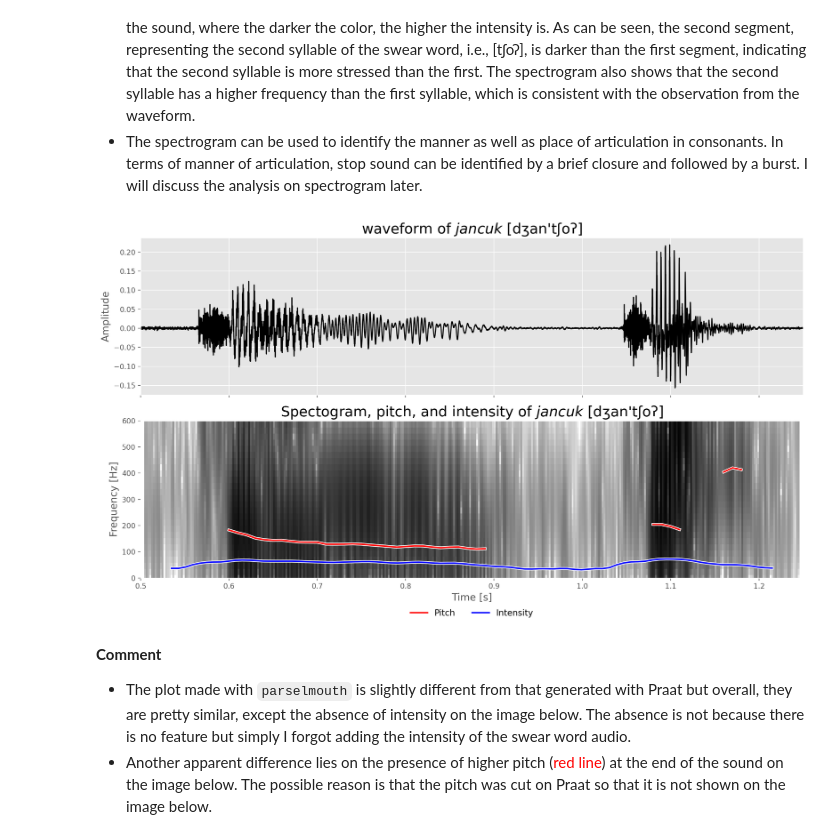
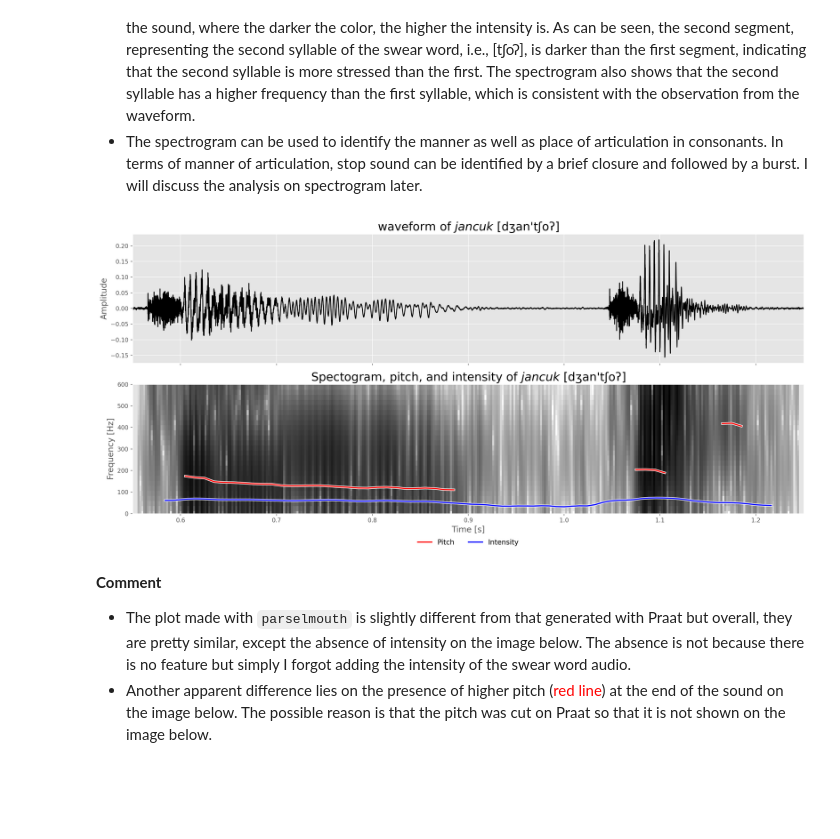
Before and after one commit to LingAdeu/python-for-linguistic-analysis, a Jupyter notebook: notebook/03_acoustic-phonetics.ipynb, the cells around one changed output. Cells and saved outputs as stored; diff of their text form; code cells hidden in the pictures; blank space fills up the shorter version.

```diff
--- a/notebook/03_acoustic-phonetics.ipynb
+++ b/notebook/03_acoustic-phonetics.ipynb
@@ -42,7 +33,7 @@ os.listdir('./data')
 ['kata-mutiara.mp3']
 # %%
 # import audio file
-snd = pm.Sound('./data/kata-mutiara.mp3')
+snd = pm.Sound('../data/kata-mutiara.mp3')
 
 # check for listening
 Audio(data=snd, rate=snd.sampling_frequency)
@@ -67,7 +58,7 @@ plt.show()
 - Nonetheless, it is important to note that the audio contains unnecessary sound, especially at the beginning and the far end. For this reason, the most essential part of the audio can be extracted.
 # %%
 # filter necessary part
-snd_filtered = snd.extract_part(from_time=0.50, to_time=1.25, preserve_times=True)
+snd_filtered = snd.extract_part(from_time=0.55, to_time=1.25, preserve_times=True)
 Audio(data=snd_filtered, rate=snd_filtered.sampling_frequency)
 # %% [output]
 [interactive output not drawn]
@@ -120,33 +111,33 @@ plt.show()
 - The spectrogram shows the frequency (Hz) over time (s). The color in black represents the intensity of the sound, where the darker the color, the higher the intensity is. As can be seen, the second segment, representing the second syllable of the swear word, i.e., \[tʃoʔ], is darker than the first segment, indicating that the second syllable is more stressed than the first. The spectrogram also shows that the second syllable has a higher frequency than the first syllable, which is consistent with the observation from the waveform.
 - The spectrogram can be used to identify the manner as well as place of articulation in consonants. In terms of manner of articulation, stop sound can be identified by a brief closure and followed by a burst. I will discuss the analysis on spectrogram later.
 # %%
-fig, (ax1, ax2) = plt.subplots(2, 1, figsize=(14, 8), dpi=200, sharex=True)
+fig, (ax1, ax2) = plt.subplots(2, 1, figsize=(17, 8), dpi=200, sharex=True)
 
 # plot waveform in ax1
 ax1.plot(snd_filtered.xs(), snd_filtered.values.T, color='black')
 ax1.set_ylabel("Amplitude", size=14)
 ax1.set_title("waveform of $jancuk$ [dʒan\'tʃoʔ]", size=20)
 ax1.grid(True)
 
 # add spectogram, pitch, and intensity
-ax2.set_facecolor('none')
+# ax2.set_facecolor('none')
 plt.sca(ax2)
 draw_spectrogram(spec)
 draw_pitch(pitch)
 draw_intensity(intensity)
 ax2.set_xlabel("Time [s]", size=14)
 ax2.set_ylabel("Frequency [Hz]", size=14)
 ax2.set_title("Spectogram, pitch, and intensity of $jancuk$ [dʒan\'tʃoʔ]", size=20)
 ax2.grid(False)
 ax2.legend(['Pitch', 'Intensity'], loc='lower center',
            bbox_to_anchor=(0.5, -0.3), ncols=2,
            fontsize=12, frameon=False)
-x_min, x_max = 0.5, 1.25
-ax1.set_xlim(x_min, x_max)
+x_min, x_max = 0.55, 1.25
+ax2.set_xlim(x_min, x_max)
 plt.tight_layout()
 plt.show()
 # %% [output]
-[figure, old version]
+[figure, new version]
 # %% [markdown]
 **Comment**
 - The plot made with `parselmouth` is slightly different from that generated with Praat but overall, they are pretty similar, except the absence of intensity on the image below. The absence is not because there is no feature but simply I forgot adding the intensity of the swear word audio.
```
Also changed, not shown: parts of 9 cells of this notebook, 1 other file.
